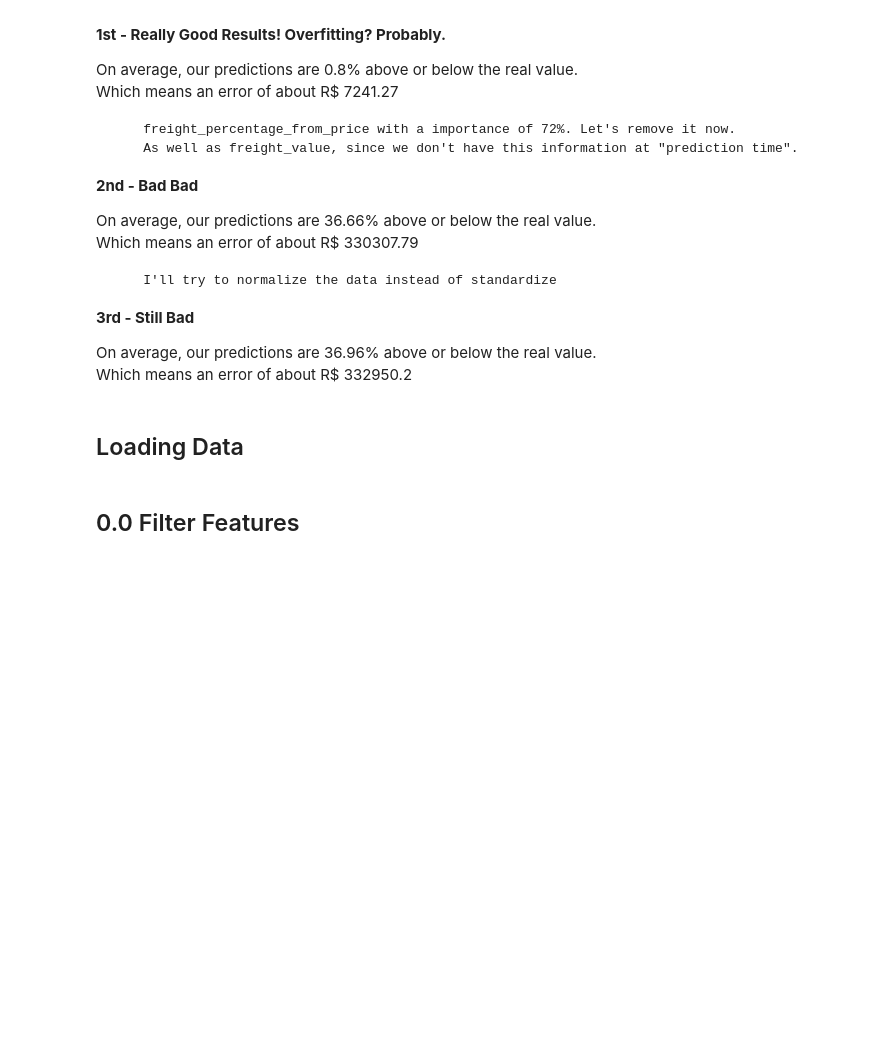
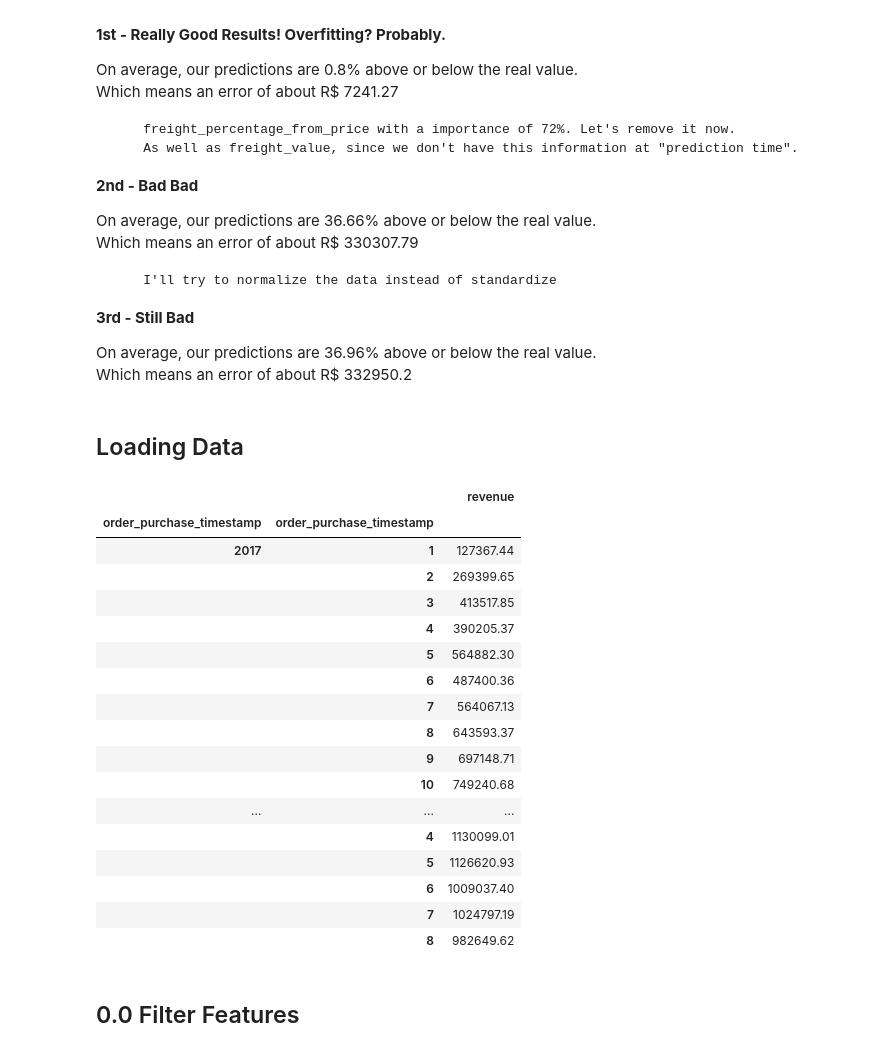
Before and after one commit to pauloreis-ds/olist, a Jupyter notebook: sales_prediction/notebooks/1.0-pr-sales-prediction-machine-learning.ipynb, the cells around one changed output. Saved outputs shown, nothing was run; the diff lists cells and outputs as text; code cells hidden in the pictures; blank space fills up the shorter version.

```diff
--- a/sales_prediction/notebooks/1.0-pr-sales-prediction-machine-learning.ipynb
+++ b/sales_prediction/notebooks/1.0-pr-sales-prediction-machine-learning.ipynb
@@ -68,7 +68,27 @@ def evaluation(y_true, y_pred, show_results=True):
 ## Loading Data
 # %%
 data_frame_to_process = pd.read_pickle(os.path.join(os.path.join(DATA_DIR, "sales_forecast_data"), "ml_data_to_preprocess.pkl"))
+data_frame_to_process['revenue'] = data_frame_to_process['freight_value'] + data_frame_to_process['price']
 df_evaluate = data_frame_to_process.copy()
-# pd.DataFrame(df_evaluate.groupby([df_evaluate['order_purchase_timestamp'].dt.year, df_evaluate['order_purchase_timestamp'].dt.month]).price.sum())
+pd.DataFrame(df_evaluate.groupby([df_evaluate['order_purchase_timestamp'].dt.year, df_evaluate['order_purchase_timestamp'].dt.month])['revenue'].sum())
+# %% [output]
+|  |  | revenue |
+| order_purchase_timestamp | order_purchase_timestamp |  |
+| 2017 | 1 | 127367.44 |
+|  | 2 | 269399.65 |
+|  | 3 | 413517.85 |
+|  | 4 | 390205.37 |
+|  | 5 | 564882.30 |
+|  | 6 | 487400.36 |
+|  | 7 | 564067.13 |
+|  | 8 | 643593.37 |
+|  | 9 | 697148.71 |
+|  | 10 | 749240.68 |
+| ... | ... | ... |
+|  | 4 | 1130099.01 |
+|  | 5 | 1126620.93 |
+|  | 6 | 1009037.40 |
+|  | 7 | 1024797.19 |
+|  | 8 | 982649.62 |
 # %%
 mask = (data_frame_to_process['order_purchase_timestamp'] < '2018-4-1')
```
Also changed, not shown: parts of 13 cells of this notebook, 6 other files.
